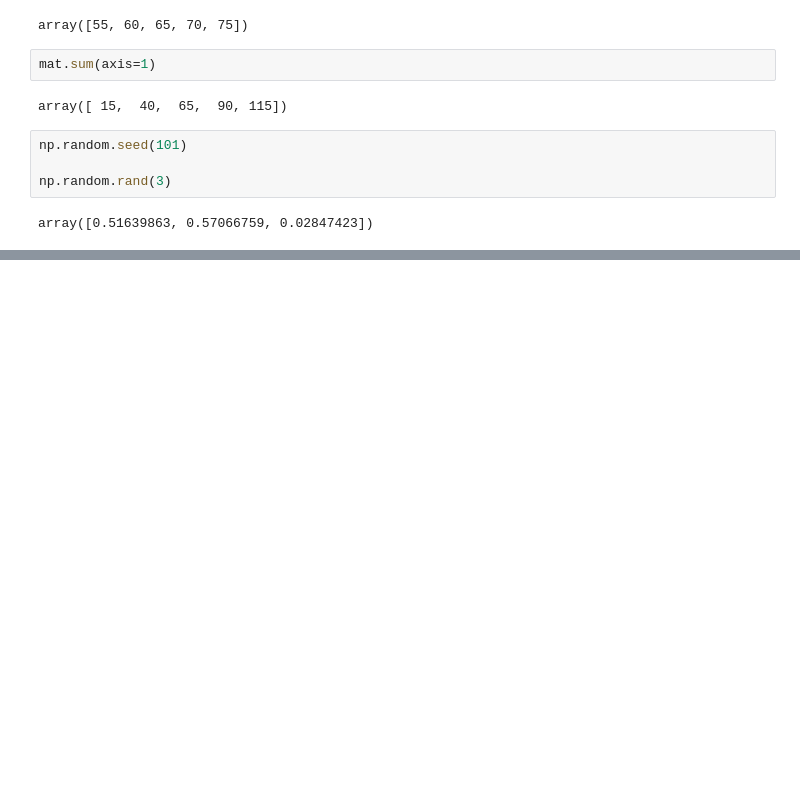
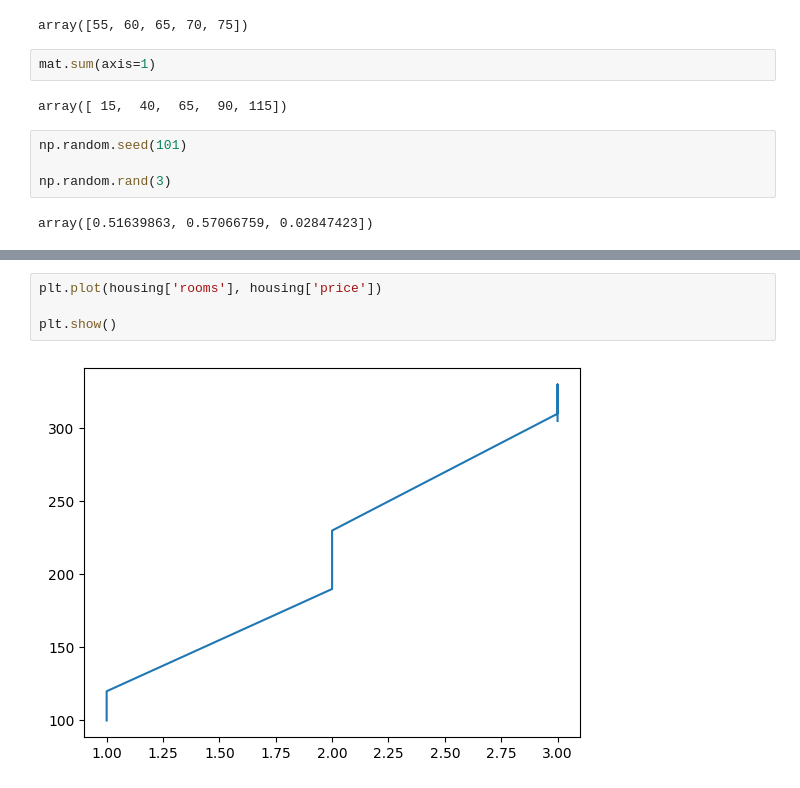
Before and after one commit to miller00315/ia_studies, a Jupyter notebook: python_tips.ipynb, the cells around one changed output, grey strips where cells are left out. Drawn from its saved outputs; the diff is of its cells as text; blank space fills up the shorter version.

```diff
--- a/python_tips.ipynb
+++ b/python_tips.ipynb
@@ -504,0 +1313,6 @@ array([0.51639863, 0.57066759, 0.02847423])
+# %%
+plt.plot(housing['rooms'], housing['price'])
+
+plt.show()
+# %% [output]
+[figure, added]
```
Also changed, not shown: parts of 128 cells of this notebook.
